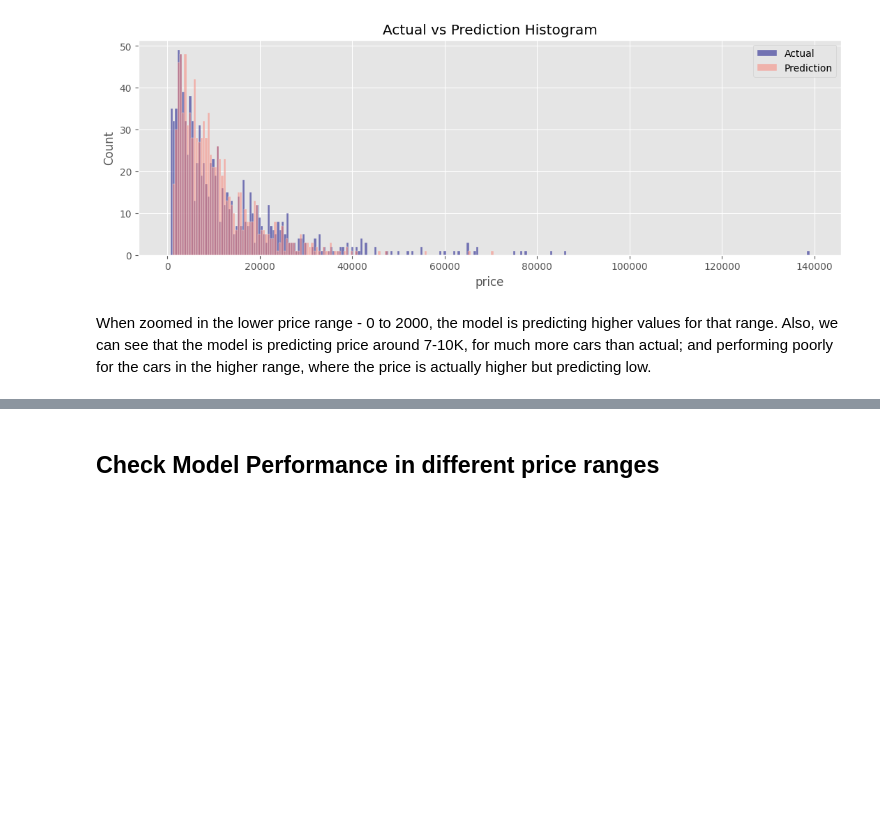
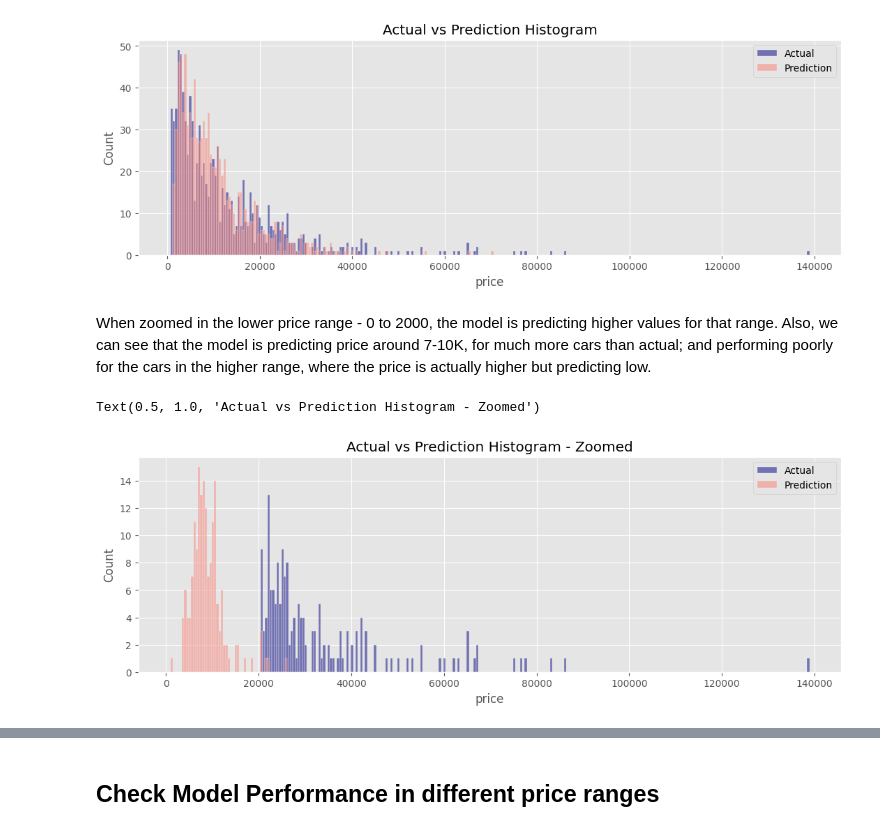
Before and after one commit to abhaykukade/Car-Price-Prediction, a Jupyter notebook: model_evaluation_v2.ipynb, the cells around one changed output, grey strips where cells are left out. Drawn from its saved outputs; the diff is of its cells as text; code cells hidden in the pictures; blank space fills up the shorter version.

```diff
--- a/model_evaluation_v2.ipynb
+++ b/model_evaluation_v2.ipynb
@@ -242,3 +257,12 @@ Rows with price as $1000 may be an issue.
+# %%
+luxury_pairs = (
+    train_df[train_df['price'] > 50000]
+    .groupby(['car_make', 'model'])
+    .agg({'price':['count', 'median']})
+    .reset_index()
+    .sort_values(by=('price','median'), ascending=False)
+    )
+luxury_set = set(zip(luxury_pairs['car_make'], luxury_pairs['model']))
 # %% [markdown]
 ## Preprocessor
 # %%
@@ -488,11 +523,18 @@ def bias_variance_plot(model):
 # %% [markdown]
 # Boosting Models
 # %%
+lgbm_regressor = LGBMRegressor(
+    boosting_type='dart',
+    n_estimators=500,
+    num_threads=-1,
+    random_state=42
+)
+
 lgbm_model = Pipeline(steps=[
     ('preprocessor', preprocessor),
     ('poly', PolynomialFeatures(degree=2)),
     ('lgbm', TransformedTargetRegressor(
-        regressor= LGBMRegressor(random_state=42),
+        regressor=lgbm_regressor,
         func=log_transform,
         inverse_func=exp_transform
     ))
@@ -504,9 +542,8 @@ Use Early Stopping
 # %%
 param_grid = {
-    'lgbm__regressor__num_leaves': [50, 70],
+    'lgbm__regressor__num_leaves': [50, 70, 100],
     'lgbm__regressor__learning_rate': [0.03, 0.05],
     'lgbm__regressor__max_depth': [-1, 10],
-    'lgbm__regressor__n_estimators': [300],
     'lgbm__regressor__max_bin': [255]
 }
 grid = GridSearchCV(
@@ -614,3 +655,23 @@ Text(0.5, 1.0, 'Actual vs Prediction Histogram')
 # %% [markdown]
 When zoomed in the lower price range - 0 to 2000, the model is predicting higher values for that range.
 Also, we can see that the model is predicting price around 7-10K, for much more cars than actual; and performing poorly for the cars in the higher range, where the price is actually higher but predicting low.
+# %%
+low_cap = 20000
+X_val_zoom = X_val[y_val > low_cap]
+y_val_zoom = y_val[y_val > low_cap]
+y_val_zoom_pred = grid.best_estimator_.predict(X_val_zoom)
+
+plt.figure(figsize=(13, 4))
+sns.histplot(x=y_val_zoom, label='Actual', alpha=0.5, color='navy', binwidth=500)
+sns.histplot(x=y_val_zoom_pred, label='Prediction', alpha=0.5, color='salmon', binwidth=500)
+
+# sns.histplot(x=y_val, label='Actual', alpha=0.5, color='navy', log_scale=True)
+# sns.histplot(x=y_pred_val, label='Prediction', alpha=0.5, color='salmon', log_scale=True)
+
+plt.legend()
+# plt.xlim(-1, 20000)
+# plt.ylim(-1, 40000)
+plt.title('Actual vs Prediction Histogram - Zoomed')
+# %% [output]
+Text(0.5, 1.0, 'Actual vs Prediction Histogram - Zoomed')
+[figure, added]
```
Also changed, not shown: parts of 29 cells of this notebook, 2 other files.
